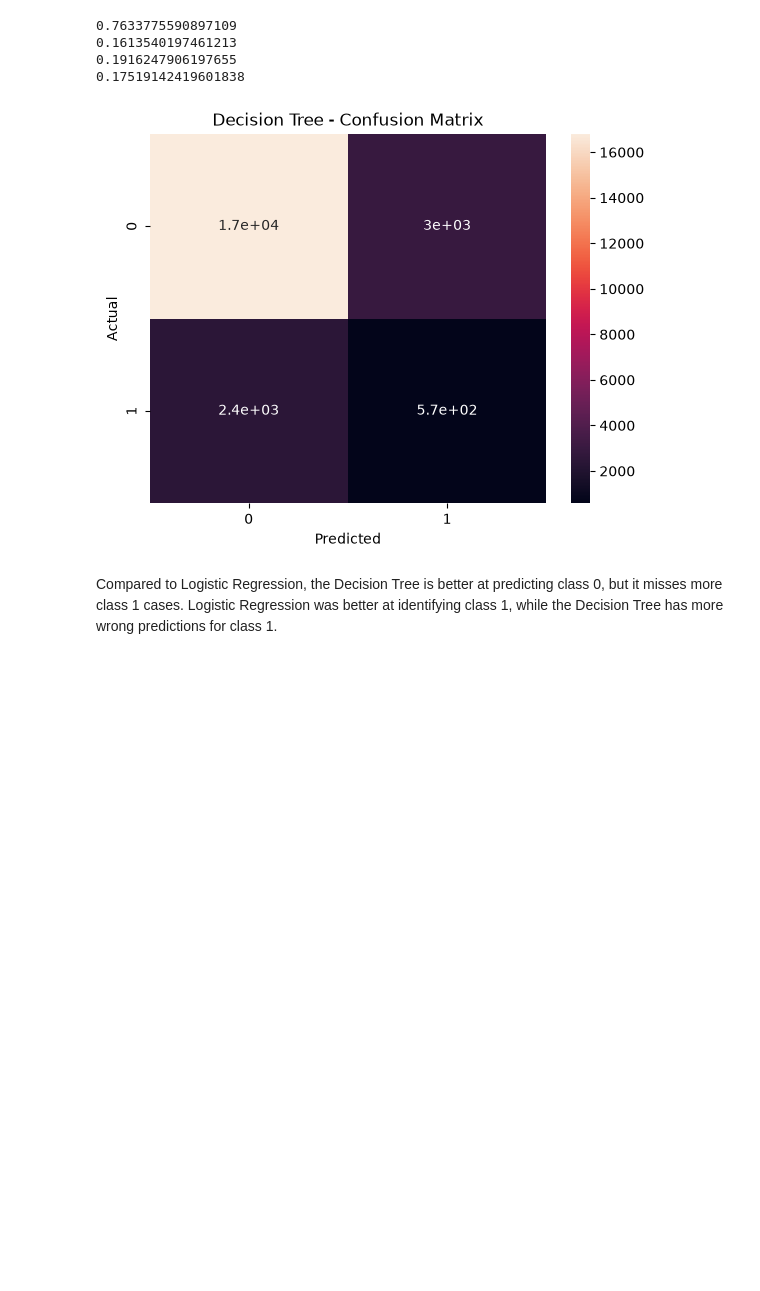
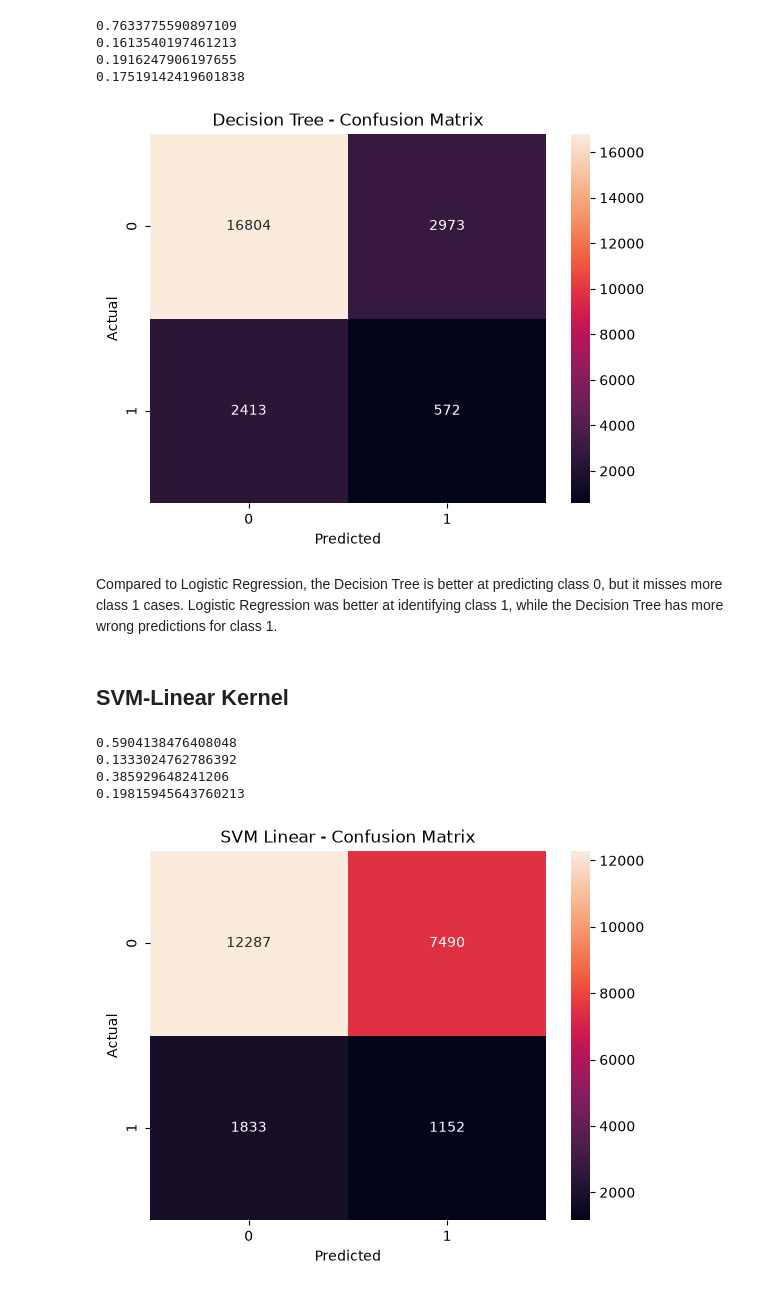
Before and after one commit to Suhani-codes18/Suhani-Task-2, a Jupyter notebook: Model_train_new.ipynb, the cells around one changed output. Saved outputs shown, nothing was run; the diff lists cells and outputs as text; code cells hidden in the pictures; blank space fills up the shorter version.

```diff
--- a/Model_train_new.ipynb
+++ b/Model_train_new.ipynb
@@ -443,12 +396,38 @@ print(f1_score(y_test, y_pred_tree, zero_division=0))
 # %%
 from sklearn.metrics import confusion_matrix
 cm_tree = confusion_matrix(y_test, y_pred_tree)
-sns.heatmap(cm_tree, annot=True)
+sns.heatmap(cm_tree, annot=True, fmt='d')
 plt.xlabel("Predicted")
 plt.ylabel("Actual")
 plt.title("Decision Tree - Confusion Matrix")
 plt.show()
 # %% [output]
-[figure, old version]
+[figure, new version]
 # %% [markdown]
 Compared to Logistic Regression, the Decision Tree is better at predicting class 0, but it misses more class 1 cases. Logistic Regression was better at identifying class 1, while the Decision Tree has more wrong predictions for class 1.
+# %% [markdown]
+## SVM-Linear Kernel
+# %%
+from sklearn.svm import SVC
+svm_linear = SVC(kernel='linear', class_weight='balanced', max_iter=1000)
+svm_linear.fit(X_layoff_train_scaled, y_train)
+y_pred_svm_linear = svm_linear.predict(X_layoff_test_scaled)
+# %%
+print(accuracy_score(y_test, y_pred_svm_linear))
+print(precision_score(y_test, y_pred_svm_linear, zero_division=0))
+print(recall_score(y_test, y_pred_svm_linear, zero_division=0))
+print(f1_score(y_test, y_pred_svm_linear, zero_division=0))
+# %% [output]
+0.5904138476408048
+0.1333024762786392
+0.385929648241206
+0.19815945643760213
+# %%
+cm = confusion_matrix(y_test, y_pred_svm_linear)
+sns.heatmap(cm, annot=True, fmt='d')
+plt.xlabel("Predicted")
+plt.ylabel("Actual")
+plt.title("SVM Linear - Confusion Matrix")
+plt.show()
+# %% [output]
+[figure, added]
```
Also changed, not shown: parts of 29 cells of this notebook.
